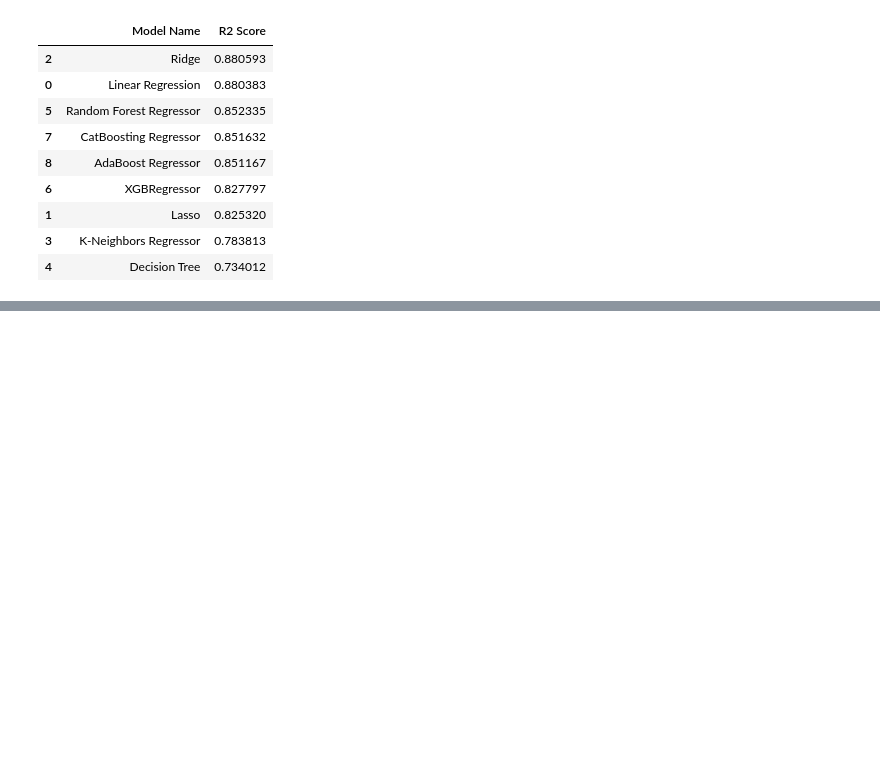
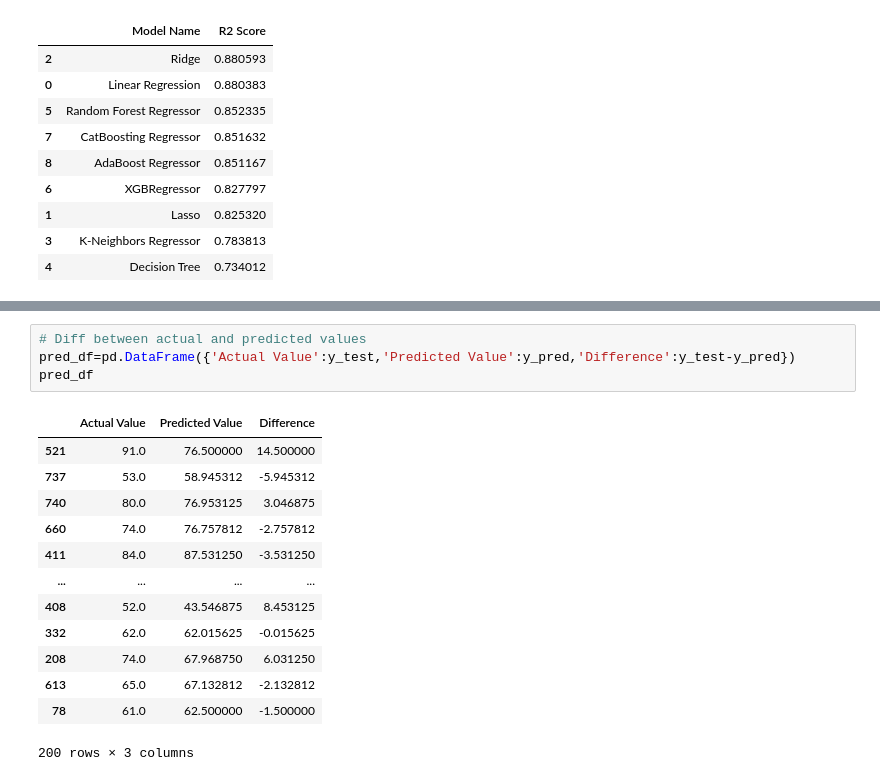
Before and after one commit to singh-manavv/ml-project, a Jupyter notebook: notebook/ModelTraining.ipynb, the cells around one changed output, grey strips where cells are left out. Drawn from its saved outputs; the diff is of its cells as text; blank space fills up the shorter version.

```diff
--- a/notebook/ModelTraining.ipynb
+++ b/notebook/ModelTraining.ipynb
@@ -225,0 +246,18 @@ pd.DataFrame(list(zip(model_list,r2_list)), columns=['Model Name', 'R2 Score']).
+# %%
+# Diff between actual and predicted values
+pred_df=pd.DataFrame({'Actual Value':y_test,'Predicted Value':y_pred,'Difference':y_test-y_pred})
+pred_df
+# %% [output]
+|  | Actual Value | Predicted Value | Difference |
+| 521 | 91.0 | 76.500000 | 14.500000 |
+| 737 | 53.0 | 58.945312 | -5.945312 |
+| 740 | 80.0 | 76.953125 | 3.046875 |
+| 660 | 74.0 | 76.757812 | -2.757812 |
+| 411 | 84.0 | 87.531250 | -3.531250 |
+| ... | ... | ... | ... |
+| 408 | 52.0 | 43.546875 | 8.453125 |
+| 332 | 62.0 | 62.015625 | -0.015625 |
+| 208 | 74.0 | 67.968750 | 6.031250 |
+| 613 | 65.0 | 67.132812 | -2.132812 |
+| 78 | 61.0 | 62.500000 | -1.500000 |
+200 rows × 3 columns
```
Also changed, not shown: parts of 3 cells of this notebook.
